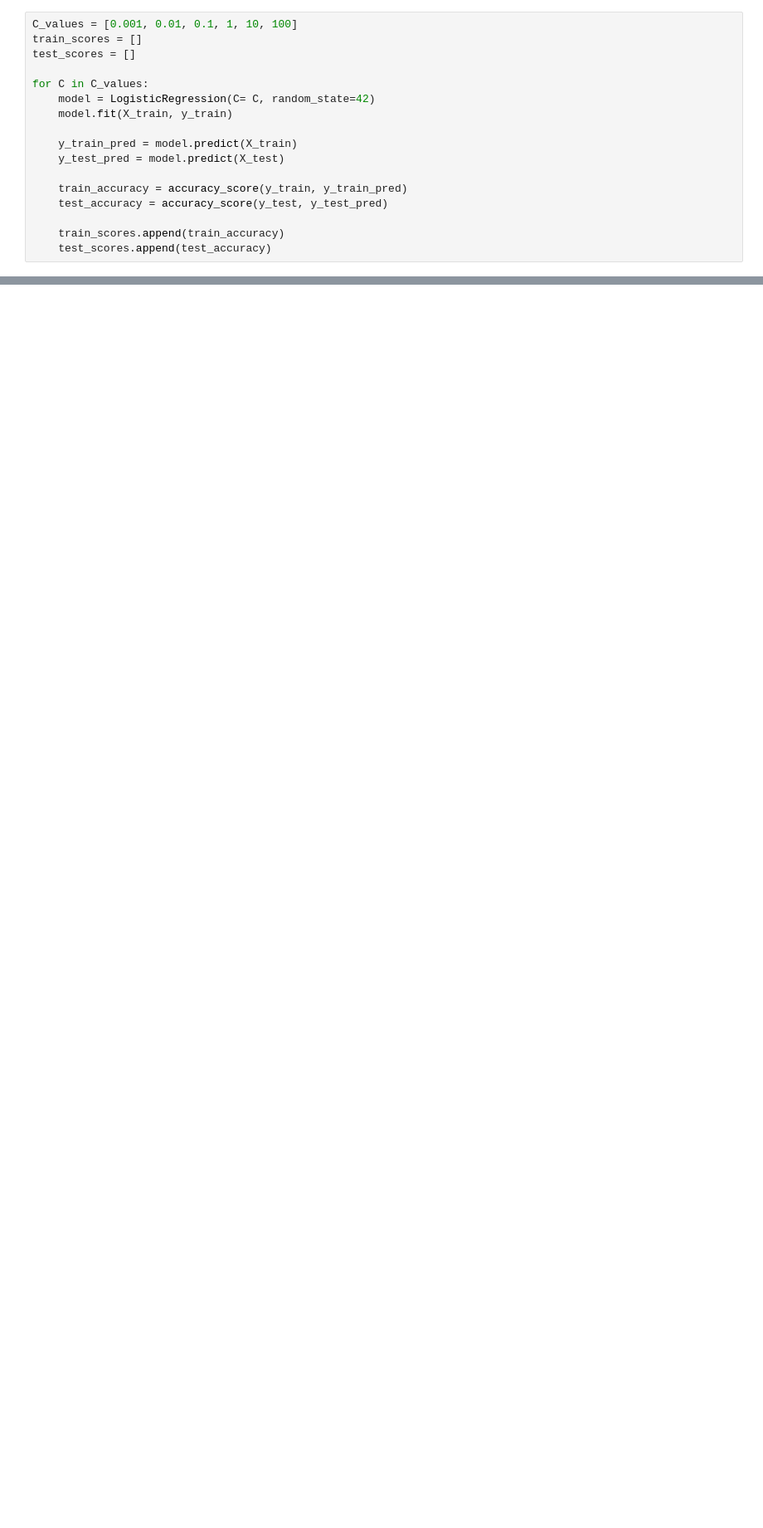
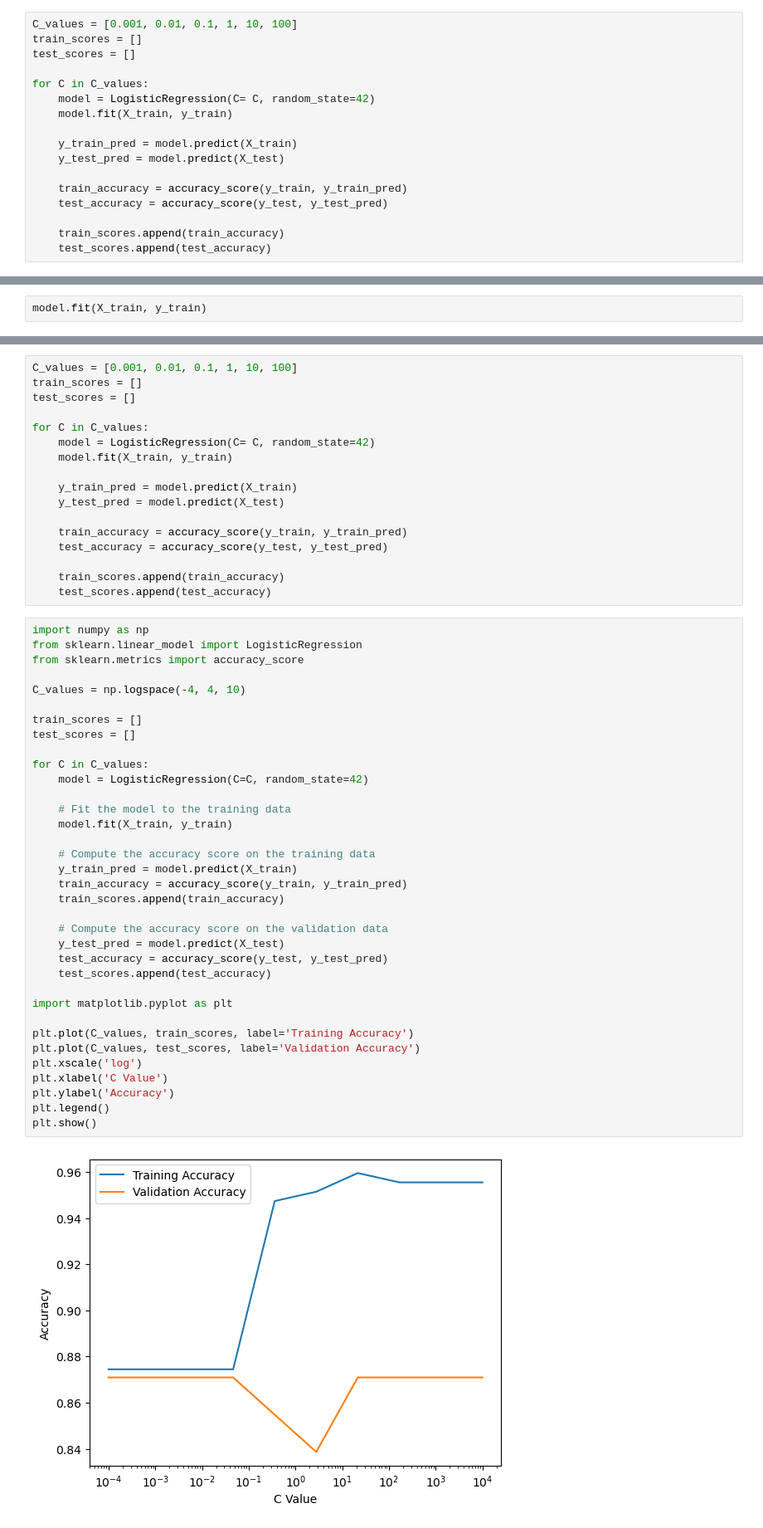
Before and after one commit to RonanLie28/Logistic-Regresssion-Lung-Cancer, a Jupyter notebook: G7_ML.ipynb, the cells around one changed output, grey strips where cells are left out. Shown at 83% size. Saved outputs shown, nothing was run; the diff lists cells and outputs as text; blank space fills up the shorter version.

```diff
--- a/G7_ML.ipynb
+++ b/G7_ML.ipynb
@@ -753,0 +985,2 @@ plt.show()
+# %%
+model.fit(X_train, y_train)
@@ -753,0 +1016,54 @@ plt.show()
+# %%
+C_values = [0.001, 0.01, 0.1, 1, 10, 100]
+train_scores = []
+test_scores = []
+
+for C in C_values:
+    model = LogisticRegression(C= C, random_state=42)
+    model.fit(X_train, y_train)
+
+    y_train_pred = model.predict(X_train)
+    y_test_pred = model.predict(X_test)
+
+    train_accuracy = accuracy_score(y_train, y_train_pred)
+    test_accuracy = accuracy_score(y_test, y_test_pred)
+
+    train_scores.append(train_accuracy)
+    test_scores.append(test_accuracy)
+# %%
+import numpy as np
+from sklearn.linear_model import LogisticRegression
+from sklearn.metrics import accuracy_score
+
+C_values = np.logspace(-4, 4, 10)
+
+train_scores = []
+test_scores = []
+
+for C in C_values:
+    model = LogisticRegression(C=C, random_state=42)
+
+    # Fit the model to the training data
+    model.fit(X_train, y_train)
+
+    # Compute the accuracy score on the training data
+    y_train_pred = model.predict(X_train)
+    train_accuracy = accuracy_score(y_train, y_train_pred)
+    train_scores.append(train_accuracy)
+
+    # Compute the accuracy score on the validation data
+    y_test_pred = model.predict(X_test)
+    test_accuracy = accuracy_score(y_test, y_test_pred)
+    test_scores.append(test_accuracy)
+
+import matplotlib.pyplot as plt
+
+plt.plot(C_values, train_scores, label='Training Accuracy')
+plt.plot(C_values, test_scores, label='Validation Accuracy')
+plt.xscale('log')
+plt.xlabel('C Value')
+plt.ylabel('Accuracy')
+plt.legend()
+plt.show()
+# %% [output]
+[figure, added]
```
Also changed, not shown: parts of 95 cells of this notebook, 1 other file.
